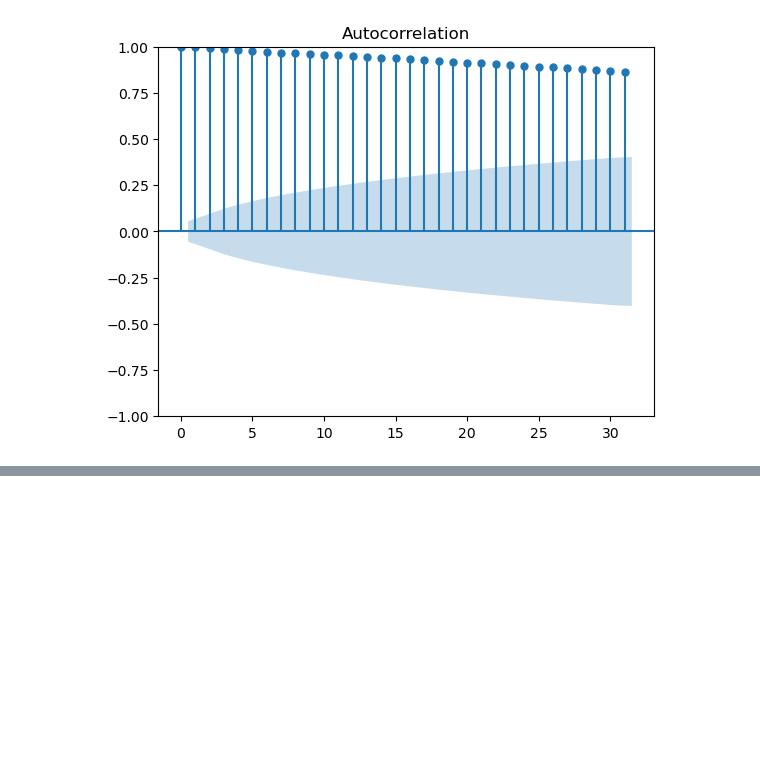
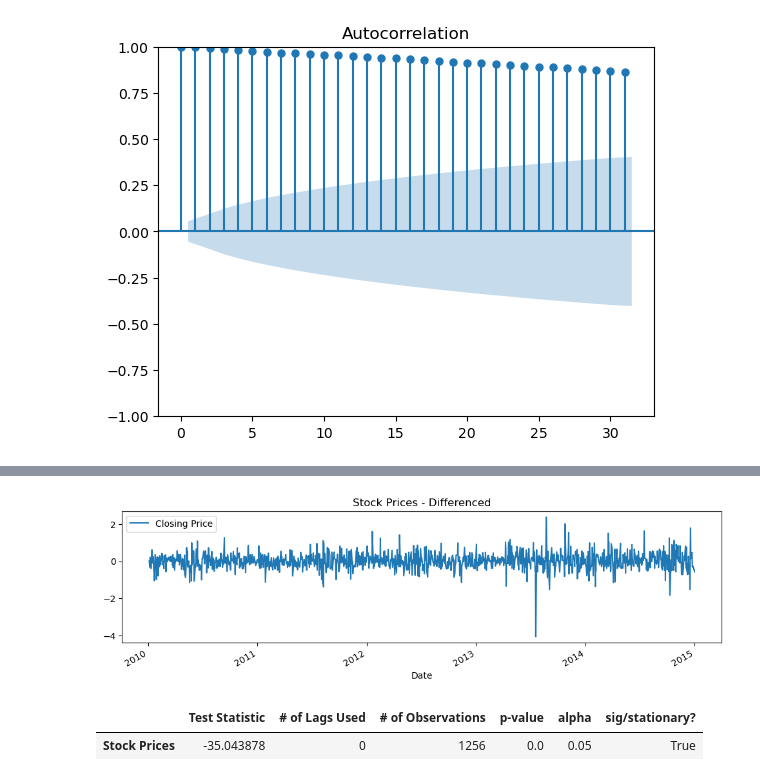
Before and after one commit to sof2401/Data-Visualization, a Jupyter notebook: Time Series EDA (Practice).ipynb, the cells around one changed output, grey strips where cells are left out. Cells and saved outputs as stored; diff of their text form; code cells hidden in the pictures; blank space fills up the shorter version.

```diff
--- a/Time Series EDA (Practice).ipynb
+++ b/Time Series EDA (Practice).ipynb
@@ -108,0 +128,14 @@ fig = tsa.graphics.plot_acf(df)
+# %%
+#8) Visualize the differenced data.
+
+df_differenced = df.diff().dropna()
+df_differenced.plot(figsize= (12, 3), title='Stock Prices - Differenced');
+# %% [output]
+[figure, added]
+# %%
+#9) Check the differenced data for stationarity with the Ad Fuller Test.
+differenced_results = get_adfuller_results(df_differenced, label='Stock Prices')
+differenced_results
+# %% [output]
+|  | Test Statistic | # of Lags Used | # of Observations | p-value | alpha | sig/stationary? |
+| Stock Prices | -35.043878 | 0 | 1256 | 0.0 | 0.05 | True |
```
Also changed, not shown: parts of 3 cells of this notebook, 4 other files.
